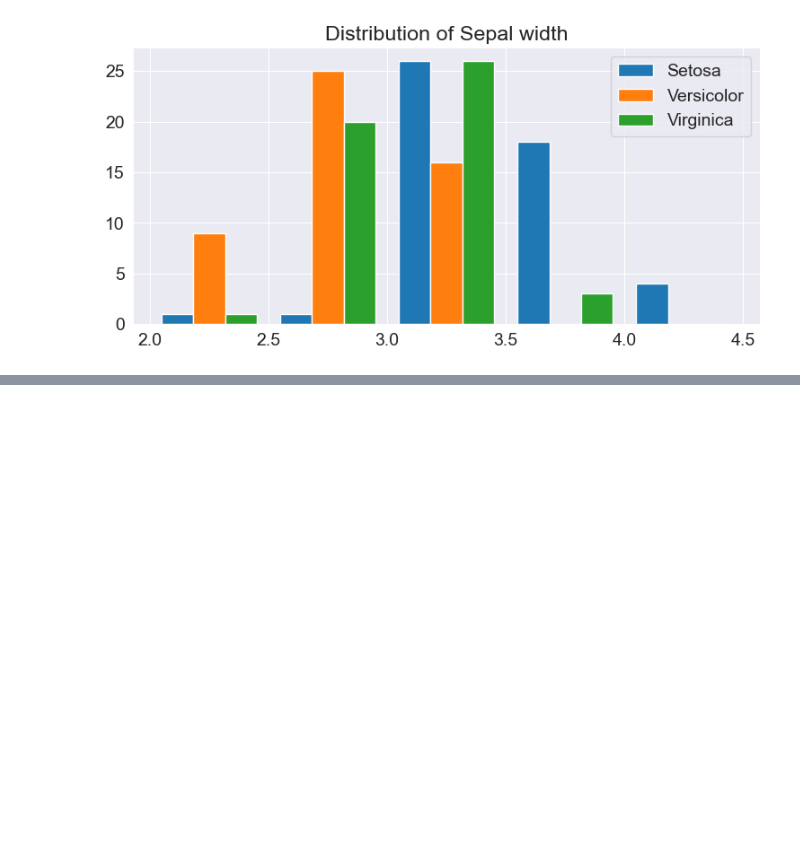
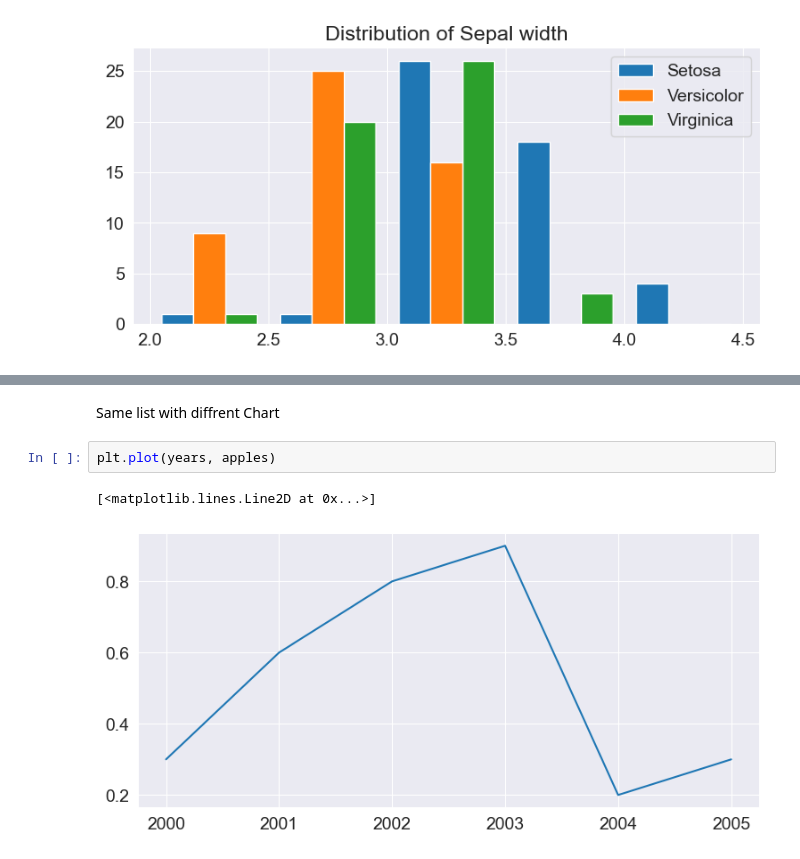
Before and after one commit to BetulAlbayrak1999/Pandas-Numpy-DataVisualization, a Jupyter notebook: Visualization with Matplotlib and Seaborn.ipynb, the cells around one changed output, grey strips where cells are left out. Cells and saved outputs as stored; diff of their text form; blank space fills up the shorter version.

```diff
--- a/Visualization with Matplotlib and Seaborn.ipynb
+++ b/Visualization with Matplotlib and Seaborn.ipynb
@@ -256,0 +269,7 @@ plt.legend(["Setosa", "Versicolor", "Virginica"])
+# %% [markdown]
+Same list with diffrent Chart
+# %%
+plt.plot(years, apples)
+# %% [output]
+[<matplotlib.lines.Line2D at 0x...>]
+[figure, added]
```
Also changed, not shown: parts of 13 cells of this notebook.
